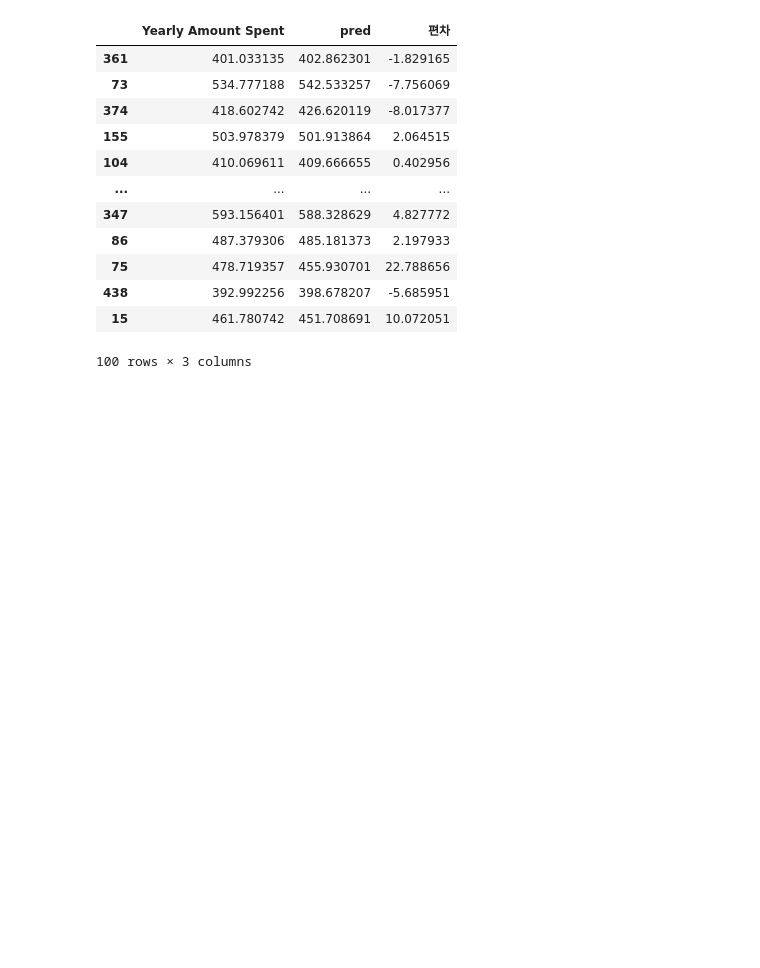
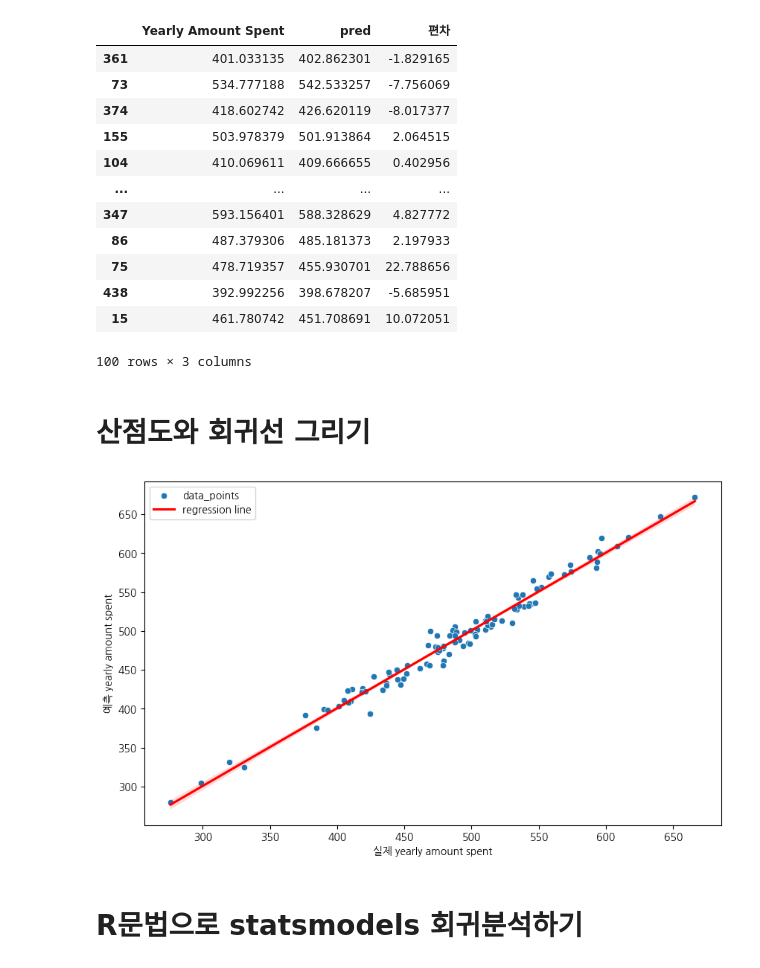
Before and after one commit to haram4th/fintech3, a Jupyter notebook: 06machine_learning/17지도학습_다중회귀분석_고객별연간지출액예측.ipynb, the cells around one changed output. Cells and saved outputs as stored; diff of their text form; code cells hidden in the pictures; blank space fills up the shorter version.

```diff
--- a/06machine_learning/17지도학습_다중회귀분석_고객별연간지출액예측.ipynb
+++ b/06machine_learning/17지도학습_다중회귀분석_고객별연간지출액예측.ipynb
@@ -331,3 +331,17 @@ result
 | 438 | 392.992256 | 398.678207 | -5.685951 |
 | 15 | 461.780742 | 451.708691 | 10.072051 |
 100 rows × 3 columns
+# %% [markdown]
+# 산점도와 회귀선 그리기
+# %%
+plt.figure(figsize=(10,6))
+sns.scatterplot(x=y_test, y=pred, label="data_points")
+sns.regplot(x=y_test, y=pred, scatter=False, label="regression line", color="red")
+plt.xlabel("실제 yearly amount spent")
+plt.ylabel("예측 yearly amount spent")
+plt.legend()
+plt.show()
+# %% [output]
+[figure, added]
+# %% [markdown]
+# R문법으로 statsmodels 회귀분석하기
```
Also changed, not shown: parts of 17 cells of this notebook, 3 other files.
